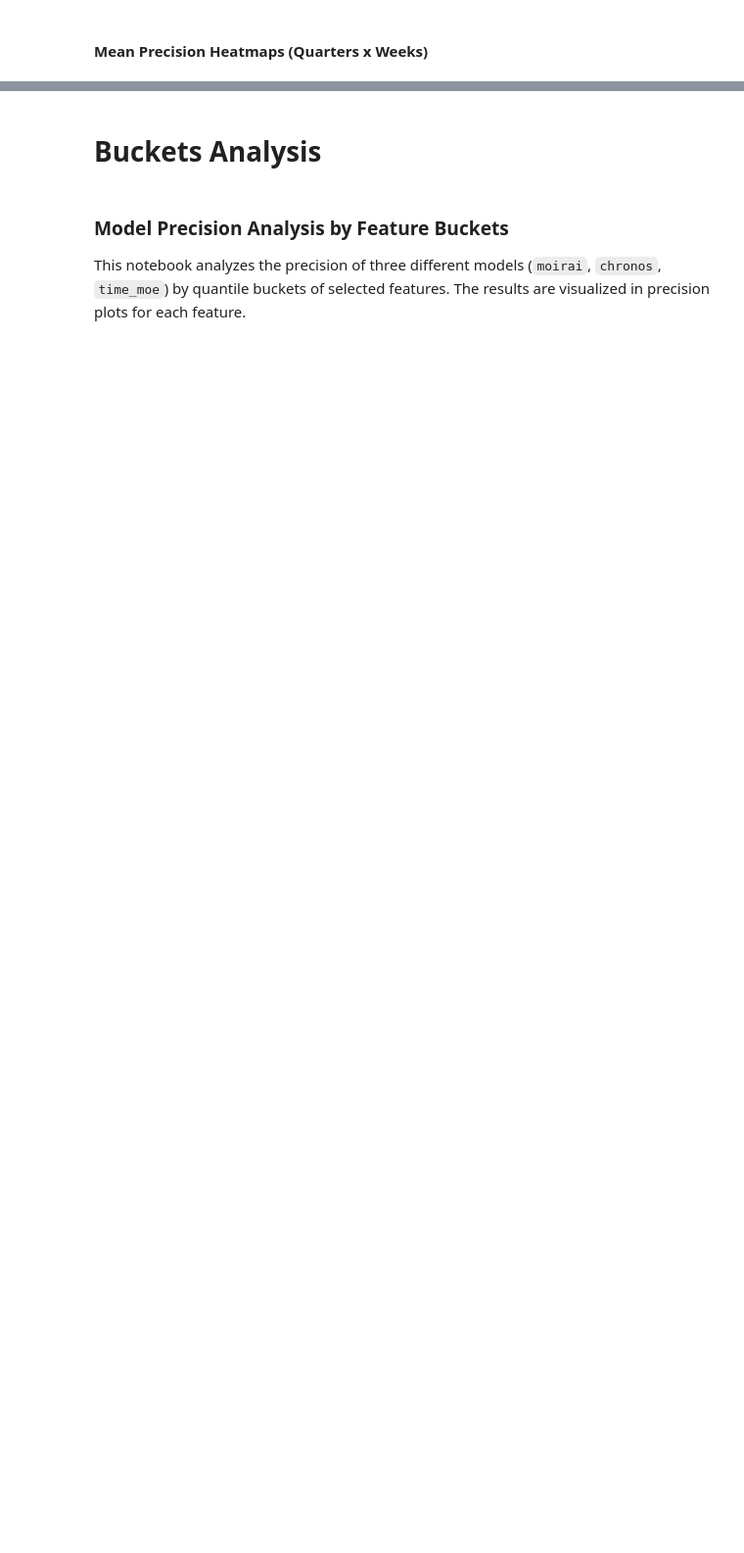
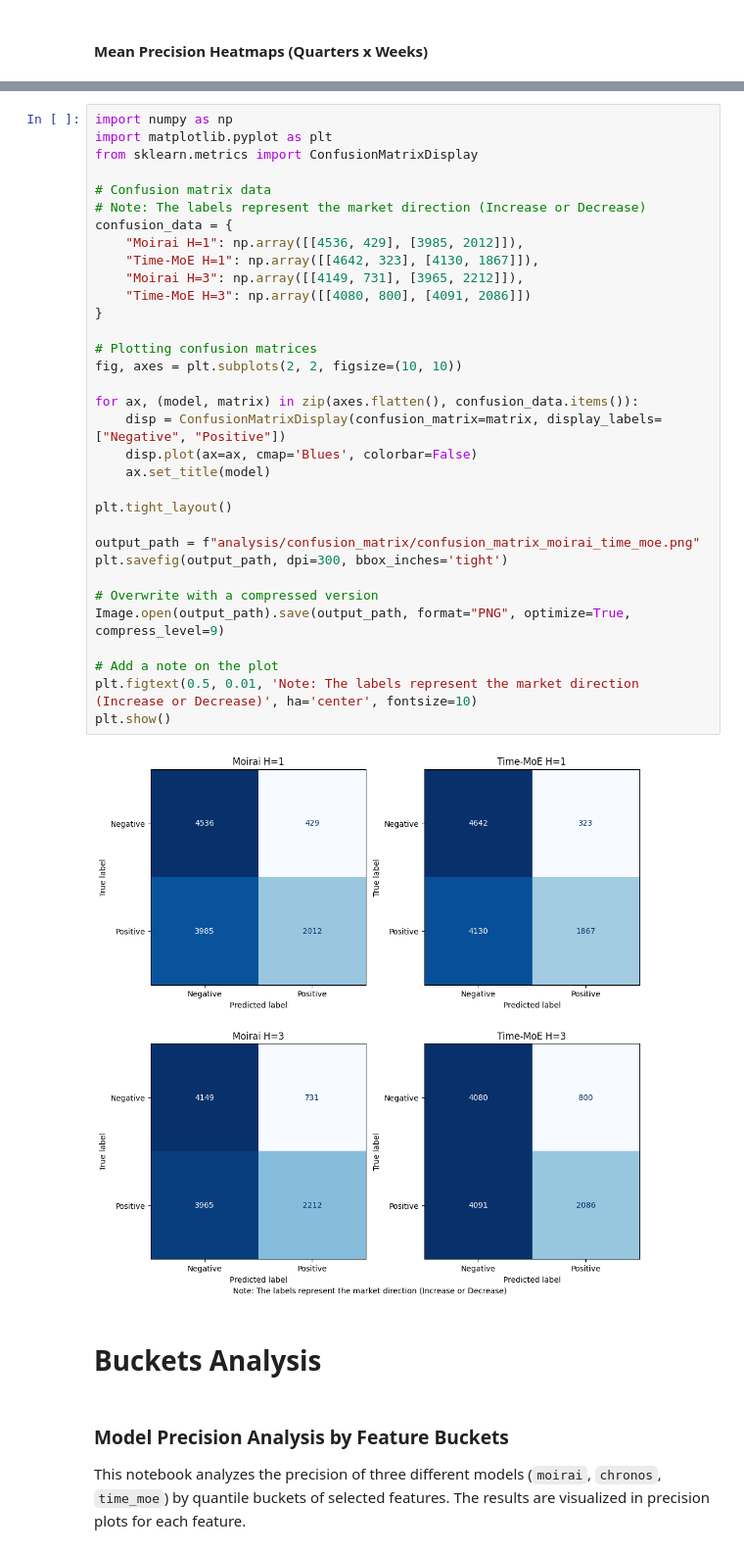
Before and after one commit to gaspardthrl/TF4FIP, a Jupyter notebook: analysis/notebooks/metrics.ipynb, the cells around one changed output, grey strips where cells are left out. Shown: that part at 98% size. Drawn from its saved outputs; the diff is of its cells as text; blank space fills up the shorter version.

```diff
--- a/analysis/notebooks/metrics.ipynb
+++ b/analysis/notebooks/metrics.ipynb
@@ -971,3 +1130,38 @@ precision(models=models, x_values=quarters, y_values=weeks, x_labels = quarters_
+# %%
+import numpy as np
+import matplotlib.pyplot as plt
+from sklearn.metrics import ConfusionMatrixDisplay
+
+# Confusion matrix data
+# Note: The labels represent the market direction (Increase or Decrease)
+confusion_data = {
+    "Moirai H=1": np.array([[4536, 429], [3985, 2012]]),
+    "Time-MoE H=1": np.array([[4642, 323], [4130, 1867]]),
+    "Moirai H=3": np.array([[4149, 731], [3965, 2212]]),
+    "Time-MoE H=3": np.array([[4080, 800], [4091, 2086]])
+}
+
+# Plotting confusion matrices
+fig, axes = plt.subplots(2, 2, figsize=(10, 10))
+
+for ax, (model, matrix) in zip(axes.flatten(), confusion_data.items()):
+    disp = ConfusionMatrixDisplay(confusion_matrix=matrix, display_labels=["Negative", "Positive"])
+    disp.plot(ax=ax, cmap='Blues', colorbar=False)
+    ax.set_title(model)
+
+plt.tight_layout()
+
+output_path = f"analysis/confusion_matrix/confusion_matrix_moirai_time_moe.png"
+plt.savefig(output_path, dpi=300, bbox_inches='tight')
+
+# Overwrite with a compressed version
+Image.open(output_path).save(output_path, format="PNG", optimize=True, compress_level=9)
+
+# Add a note on the plot
+plt.figtext(0.5, 0.01, 'Note: The labels represent the market direction (Increase or Decrease)', ha='center', fontsize=10)
+plt.show()
+# %% [output]
+[figure, added]
 # %% [markdown]
 # Buckets Analysis
 # %% [markdown]
```
Also changed, not shown: parts of 9 cells of this notebook, 31 other files.
